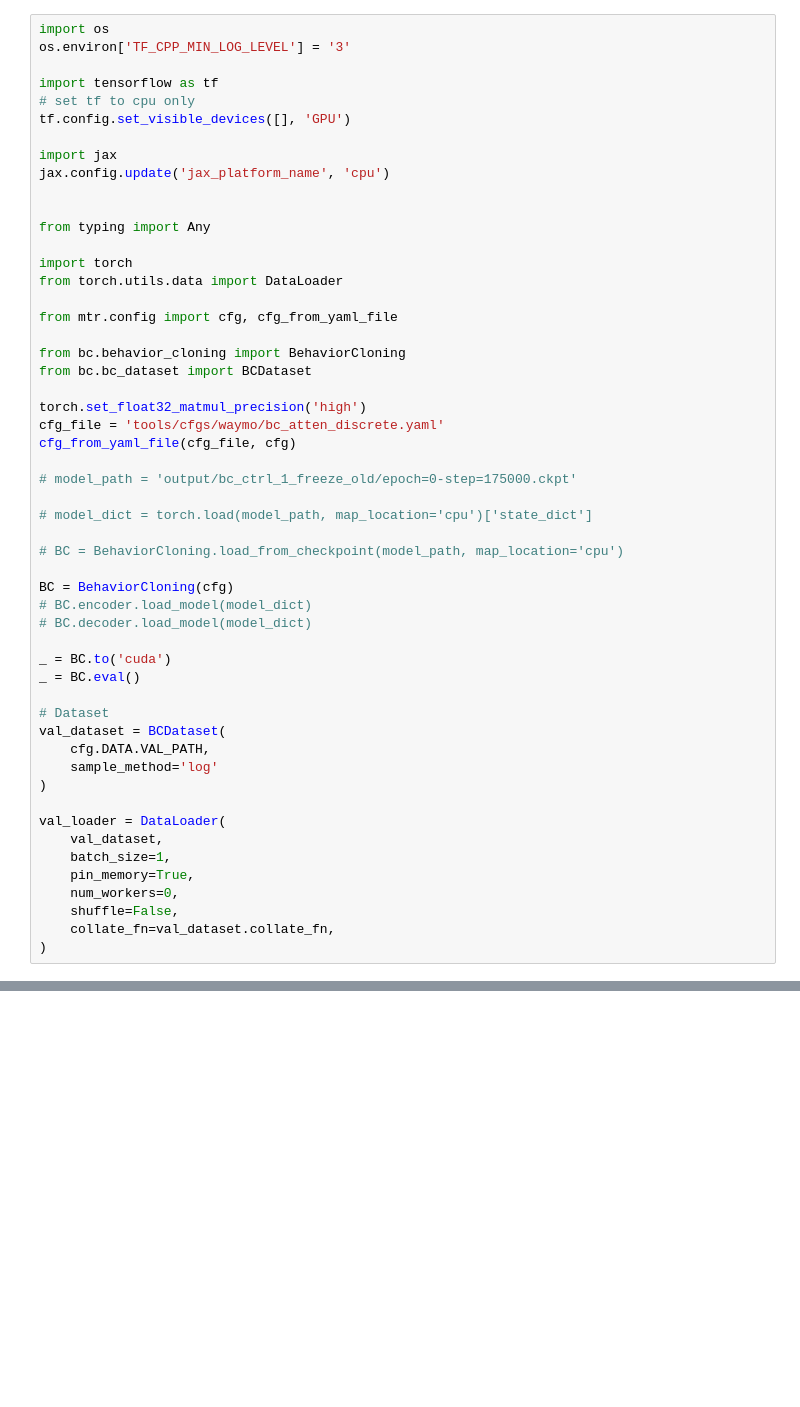
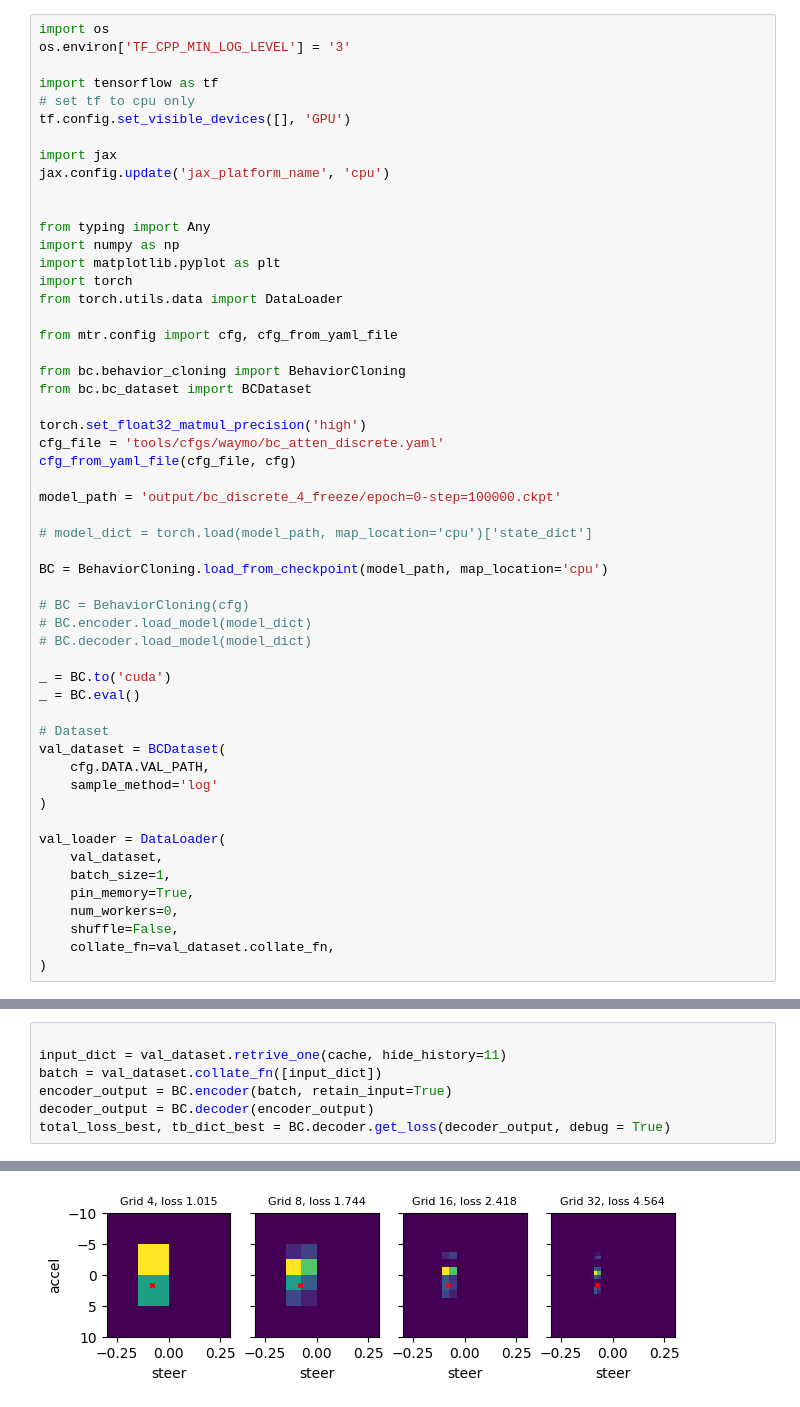
Before and after one commit to zzx9636/MTR, a Jupyter notebook: test_bc.ipynb, the cells around one changed output, grey strips where cells are left out. Saved outputs shown, nothing was run; the diff lists cells and outputs as text; blank space fills up the shorter version.

```diff
--- a/test_bc.ipynb
+++ b/test_bc.ipynb
@@ -17,7 +14,8 @@ jax.config.update('jax_platform_name', 'cpu')
 
 
 from typing import Any
-
+import numpy as np
+import matplotlib.pyplot as plt
 import torch
 from torch.utils.data import DataLoader
 
@@ -30,13 +28,13 @@ torch.set_float32_matmul_precision('high')
 cfg_file = 'tools/cfgs/waymo/bc_atten_discrete.yaml'
 cfg_from_yaml_file(cfg_file, cfg)
 
-# model_path = 'output/bc_ctrl_1_freeze_old/epoch=0-step=175000.ckpt'
+model_path = 'output/bc_discrete_4_freeze/epoch=0-step=100000.ckpt'
 
 # model_dict = torch.load(model_path, map_location='cpu')['state_dict']
 
-# BC = BehaviorCloning.load_from_checkpoint(model_path, map_location='cpu')
+BC = BehaviorCloning.load_from_checkpoint(model_path, map_location='cpu')
 
-BC = BehaviorCloning(cfg)
+# BC = BehaviorCloning(cfg)
 # BC.encoder.load_model(model_dict)
 # BC.decoder.load_model(model_dict)
 
@@ -127,0 +240,8 @@ best tensor(5.9857, device='cuda:0', grad_fn=<DivBackward0>)
+# %%
+
+input_dict = val_dataset.retrive_one(cache, hide_history=11)
+batch = val_dataset.collate_fn([input_dict])
+encoder_output = BC.encoder(batch, retain_input=True)
+decoder_output = BC.decoder(encoder_output)
+total_loss_best, tb_dict_best = BC.decoder.get_loss(decoder_output, debug = True)
+# %% [output]
@@ -127,0 +249 @@ best tensor(5.9857, device='cuda:0', grad_fn=<DivBackward0>)
+[figure, added]
```
Also changed, not shown: parts of 12 cells of this notebook, 11 other files.
